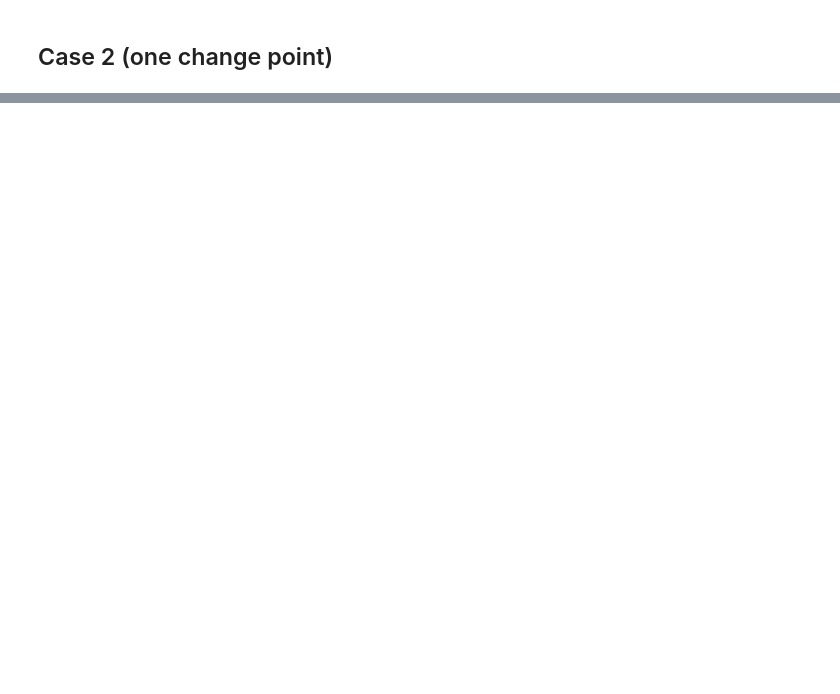
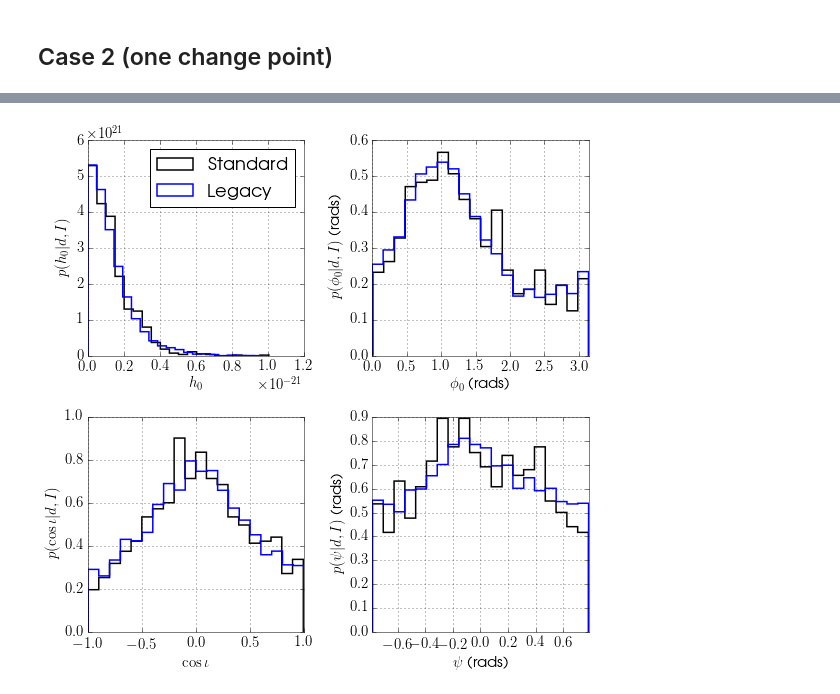
Before and after one commit to mattpitkin/CW_nested_sampling_doc, a Jupyter notebook: scripts/SimulatedNoiseTestsChangepointPathological.ipynb, the cells around one changed output, grey strips where cells are left out. Saved outputs shown, nothing was run; the diff lists cells and outputs as text; code cells hidden in the pictures; blank space fills up the shorter version.

```diff
--- a/scripts/SimulatedNoiseTestsChangepointPathological.ipynb
+++ b/scripts/SimulatedNoiseTestsChangepointPathological.ipynb
@@ -426,0 +471,25 @@ absolute difference = 0.12
+# %%
+f, axarr = pl.subplots(2, 2, figsize=(8,8))
+
+# lalapps_pulsar_parameter_estimation_nested posterior samples
+postppen1 = np.loadtxt(os.path.join(outdir, 'fake_post1.txt.gz'), skiprows=1)
+postppen2 = np.loadtxt(os.path.join(outdir, 'fake_post2.txt.gz'), skiprows=1)
+
+arr = {'h0': axarr[0, 0], 'phi': axarr[0,1], 'ciota': axarr[1,0], 'psi': axarr[1,1]}
+for par in ['h0', 'phi', 'psi', 'ciota']:
+    arr[par].hist(postppen1[:,ppenidxs[par]], bins=20, normed=True, color='k', linewidth=1.5, histtype='step')
+    arr[par].hist(postppen2[:,ppenidxs[par]], bins=20, normed=True, color='b', linewidth=1.5, histtype='step')
+
+    arr[par].set_xlabel(xlabels[par])
+    arr[par].set_ylabel(ylabels[par])
+
+    if par == 'h0':
+        arr[par].legend(['Standard', 'Legacy'], loc=1)
+        xmin, xmax = arr[par].get_xlim()
+        arr[par].set_xlim([lims[par][0], xmax])
+    else:
+        arr[par].set_xlim(lims[par])
+
+pl.tight_layout()
+# %% [output]
+[figure, added]
```
Also changed, not shown: parts of 16 cells of this notebook.
